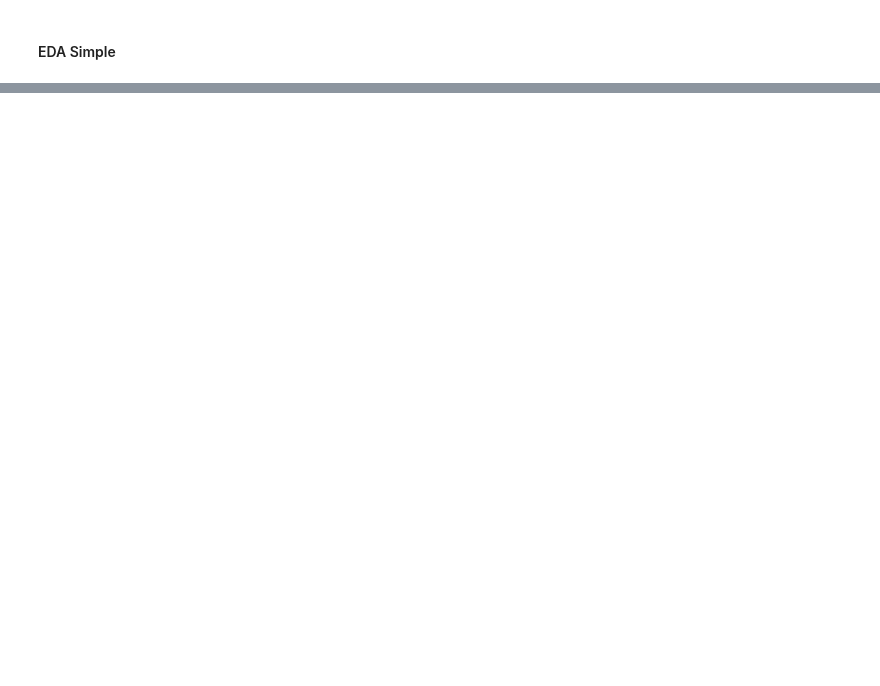
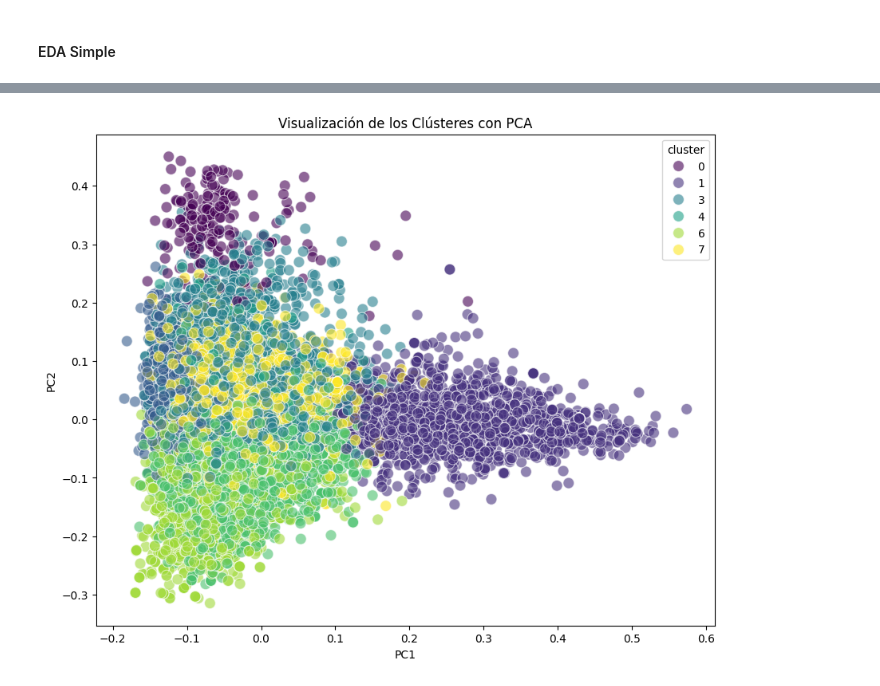
Before and after one commit to aestrad7/nfs-npl-globant-test-2024, a Jupyter notebook: Notebook_v_first_poc.ipynb, the cells around one changed output, grey strips where cells are left out. Cells and saved outputs as stored; diff of their text form; code cells hidden in the pictures; blank space fills up the shorter version.

```diff
--- a/Notebook_v_first_poc.ipynb
+++ b/Notebook_v_first_poc.ipynb
@@ -177,0 +224,25 @@ plt.show()
+# %%
+from sklearn.feature_extraction.text import TfidfVectorizer
+from sklearn.cluster import KMeans
+
+# Configurar TF-IDF
+tfidf_vectorizer = TfidfVectorizer(max_df=0.95, min_df=2, max_features=1000, stop_words='english')
+tfidf = tfidf_vectorizer.fit_transform(df_abstracts['clean_abstract'])
+
+# Configurar K-Means
+k = 8  # Número de clústeres, puede ajustarse según sea necesario
+kmeans = KMeans(n_clusters=k, random_state=42)
+kmeans.fit(tfidf)
+
+# Asignar los clústeres a cada resumen
+df_abstracts['cluster'] = kmeans.labels_
+
+# Visualización de la distribución de clústeres
+plt.figure(figsize=(8, 6))
+sns.countplot(x='cluster', data=df_abstracts)
+plt.title('Distribución de Clústeres')
+plt.xlabel('Número de Clúster')
+plt.ylabel('Cantidad de Resúmenes')
+plt.show()
+
+df_abstracts[['title', 'cluster']].head()
@@ -177,0 +333,18 @@ plt.show()
+# %%
+from sklearn.decomposition import PCA
+
+# Reducir la dimensionalidad a 2D para la visualización
+pca = PCA(n_components=2)
+reduced_features = pca.fit_transform(tfidf.toarray())
+
+# Crear un DataFrame para la visualización
+df_viz = pd.DataFrame(reduced_features, columns=['PC1', 'PC2'])
+df_viz['cluster'] = kmeans.labels_
+
+# Gráfico de dispersión de los clústeres
+plt.figure(figsize=(10, 8))
+sns.scatterplot(x='PC1', y='PC2', hue='cluster', palette='viridis', data=df_viz, s=100, alpha=0.6)
+plt.title('Visualización de los Clústeres con PCA')
+plt.show()
+# %% [output]
+[figure, added]
```
Also changed, not shown: parts of 14 cells of this notebook.
